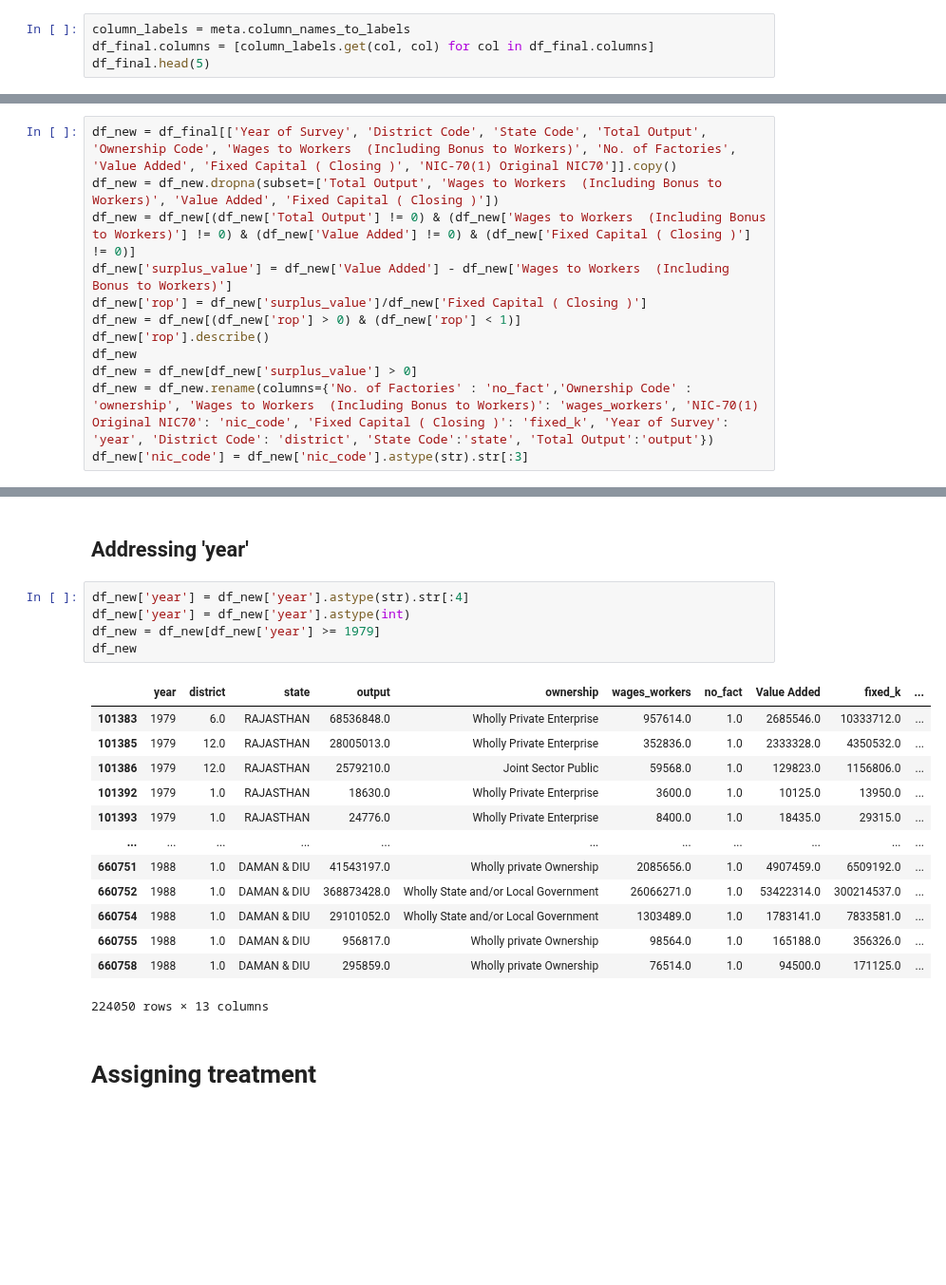
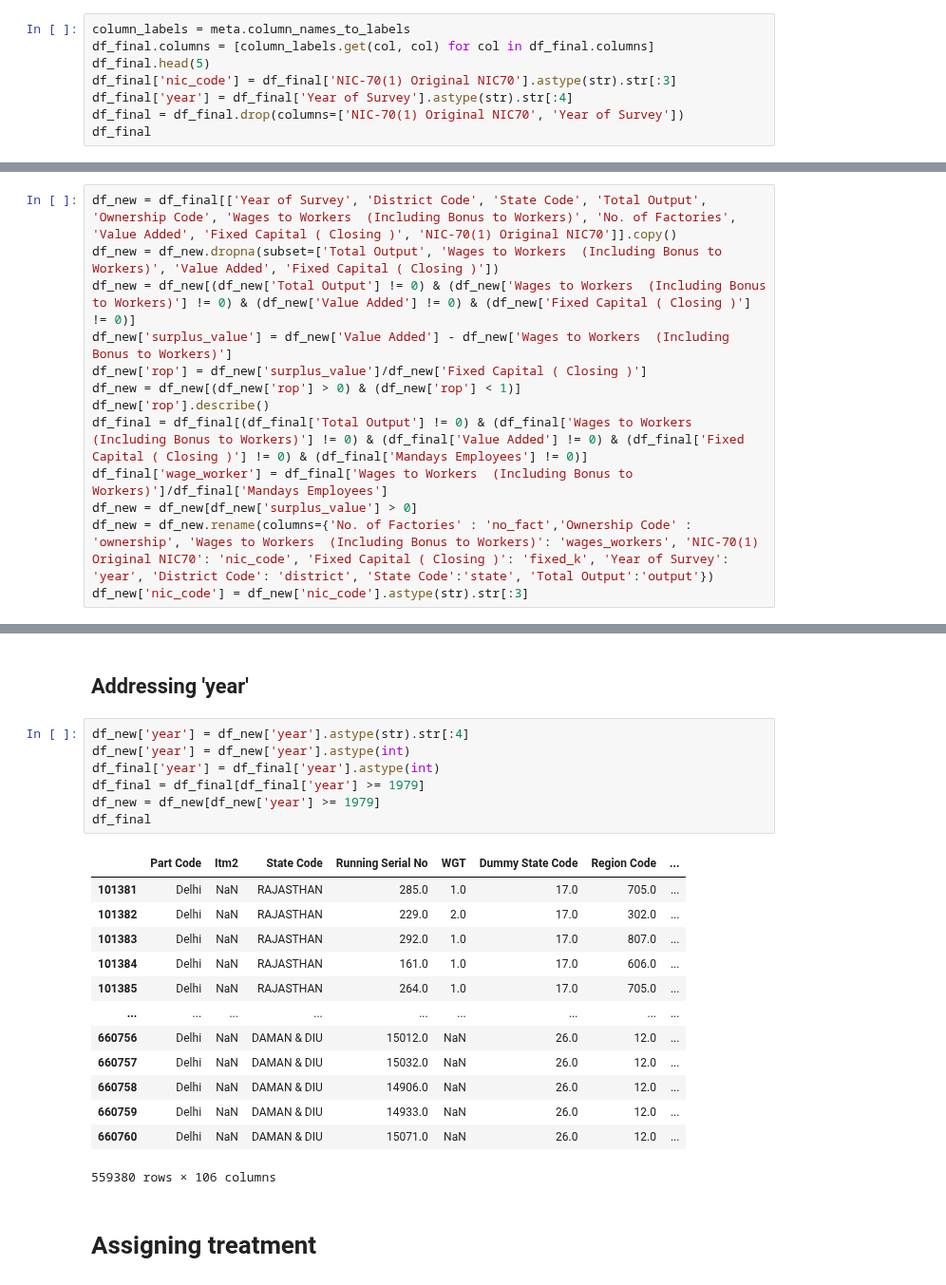
Before and after one commit to kabeerbora/1980s_delin, a Jupyter notebook: 1980s_delicensing.ipynb, the cells around one changed output, grey strips where cells are left out. Shown at 95% size. Saved outputs shown, nothing was run; the diff lists cells and outputs as text; blank space fills up the shorter version.

```diff
--- a/1980s_delicensing.ipynb
+++ b/1980s_delicensing.ipynb
@@ -80,4 +80,8 @@ Wall time: 46.1 s
 column_labels = meta.column_names_to_labels
 df_final.columns = [column_labels.get(col, col) for col in df_final.columns]
 df_final.head(5)
+df_final['nic_code'] = df_final['NIC-70(1) Original NIC70'].astype(str).str[:3]
+df_final['year'] = df_final['Year of Survey'].astype(str).str[:4]
+df_final = df_final.drop(columns=['NIC-70(1) Original NIC70', 'Year of Survey'])
+df_final
 # %% [output]
@@ -156,7 +166,8 @@ df_new['surplus_value'] = df_new['Value Added'] - df_new['Wages to Workers  (Inc
 df_new['rop'] = df_new['surplus_value']/df_new['Fixed Capital ( Closing )']
 df_new = df_new[(df_new['rop'] > 0) & (df_new['rop'] < 1)]
 df_new['rop'].describe()
-df_new
+df_final = df_final[(df_final['Total Output'] != 0) & (df_final['Wages to Workers  (Including Bonus to Workers)'] != 0) & (df_final['Value Added'] != 0) & (df_final['Fixed Capital ( Closing )'] != 0) & (df_final['Mandays Employees'] != 0)]
+df_final['wage_worker'] = df_final['Wages to Workers  (Including Bonus to Workers)']/df_final['Mandays Employees']
 df_new = df_new[df_new['surplus_value'] > 0]
 df_new = df_new.rename(columns={'No. of Factories' : 'no_fact','Ownership Code' : 'ownership', 'Wages to Workers  (Including Bonus to Workers)': 'wages_workers', 'NIC-70(1) Original NIC70': 'nic_code', 'Fixed Capital ( Closing )': 'fixed_k', 'Year of Survey': 'year', 'District Code': 'district', 'State Code':'state', 'Total Output':'output'})
 df_new['nic_code'] = df_new['nic_code'].astype(str).str[:3]
@@ -167,22 +187,24 @@ ValueError: invalid literal for int() with base 10: '1976-77'
 # %%
 df_new['year'] = df_new['year'].astype(str).str[:4]
 df_new['year'] = df_new['year'].astype(int)
+df_final['year'] = df_final['year'].astype(int)
+df_final = df_final[df_final['year'] >= 1979]
 df_new = df_new[df_new['year'] >= 1979]
-df_new
+df_final
 # %% [output]
-|  | year | district | state | output | ownership | wages_workers | no_fact | Value Added | fixed_k | ... |
-| 101383 | 1979 | 6.0 | RAJASTHAN | 68536848.0 | Wholly Private Enterprise | 957614.0 | 1.0 | 2685546.0 | 10333712.0 | ... |
-| 101385 | 1979 | 12.0 | RAJASTHAN | 28005013.0 | Wholly Private Enterprise | 352836.0 | 1.0 | 2333328.0 | 4350532.0 | ... |
-| 101386 | 1979 | 12.0 | RAJASTHAN | 2579210.0 | Joint Sector Public | 59568.0 | 1.0 | 129823.0 | 1156806.0 | ... |
-| 101392 | 1979 | 1.0 | RAJASTHAN | 18630.0 | Wholly Private Enterprise | 3600.0 | 1.0 | 10125.0 | 13950.0 | ... |
-| 101393 | 1979 | 1.0 | RAJASTHAN | 24776.0 | Wholly Private Enterprise | 8400.0 | 1.0 | 18435.0 | 29315.0 | ... |
-| ... | ... | ... | ... | ... | ... | ... | ... | ... | ... | ... |
-| 660751 | 1988 | 1.0 | DAMAN & DIU | 41543197.0 | Wholly private Ownership | 2085656.0 | 1.0 | 4907459.0 | 6509192.0 | ... |
-| 660752 | 1988 | 1.0 | DAMAN & DIU | 368873428.0 | Wholly State and/or Local Government | 26066271.0 | 1.0 | 53422314.0 | 300214537.0 | ... |
-| 660754 | 1988 | 1.0 | DAMAN & DIU | 29101052.0 | Wholly State and/or Local Government | 1303489.0 | 1.0 | 1783141.0 | 7833581.0 | ... |
-| 660755 | 1988 | 1.0 | DAMAN & DIU | 956817.0 | Wholly private Ownership | 98564.0 | 1.0 | 165188.0 | 356326.0 | ... |
-| 660758 | 1988 | 1.0 | DAMAN & DIU | 295859.0 | Wholly private Ownership | 76514.0 | 1.0 | 94500.0 | 171125.0 | ... |
+|  | Part Code | Itm2 | State Code | Running Serial No | WGT | Dummy State Code | Region Code | ... |
+| 101381 | Delhi | NaN | RAJASTHAN | 285.0 | 1.0 | 17.0 | 705.0 | ... |
+| 101382 | Delhi | NaN | RAJASTHAN | 229.0 | 2.0 | 17.0 | 302.0 | ... |
+| 101383 | Delhi | NaN | RAJASTHAN | 292.0 | 1.0 | 17.0 | 807.0 | ... |
+| 101384 | Delhi | NaN | RAJASTHAN | 161.0 | 1.0 | 17.0 | 606.0 | ... |
+| 101385 | Delhi | NaN | RAJASTHAN | 264.0 | 1.0 | 17.0 | 705.0 | ... |
+| ... | ... | ... | ... | ... | ... | ... | ... | ... |
+| 660756 | Delhi | NaN | DAMAN & DIU | 15012.0 | NaN | 26.0 | 12.0 | ... |
+| 660757 | Delhi | NaN | DAMAN & DIU | 15032.0 | NaN | 26.0 | 12.0 | ... |
+| 660758 | Delhi | NaN | DAMAN & DIU | 14906.0 | NaN | 26.0 | 12.0 | ... |
+| 660759 | Delhi | NaN | DAMAN & DIU | 14933.0 | NaN | 26.0 | 12.0 | ... |
+| 660760 | Delhi | NaN | DAMAN & DIU | 15071.0 | NaN | 26.0 | 12.0 | ... |
-224050 rows × 13 columns
+559380 rows × 106 columns
 # %% [markdown]
 # Assigning treatment
 # %%
```
Also changed, not shown: parts of 6 cells of this notebook.
